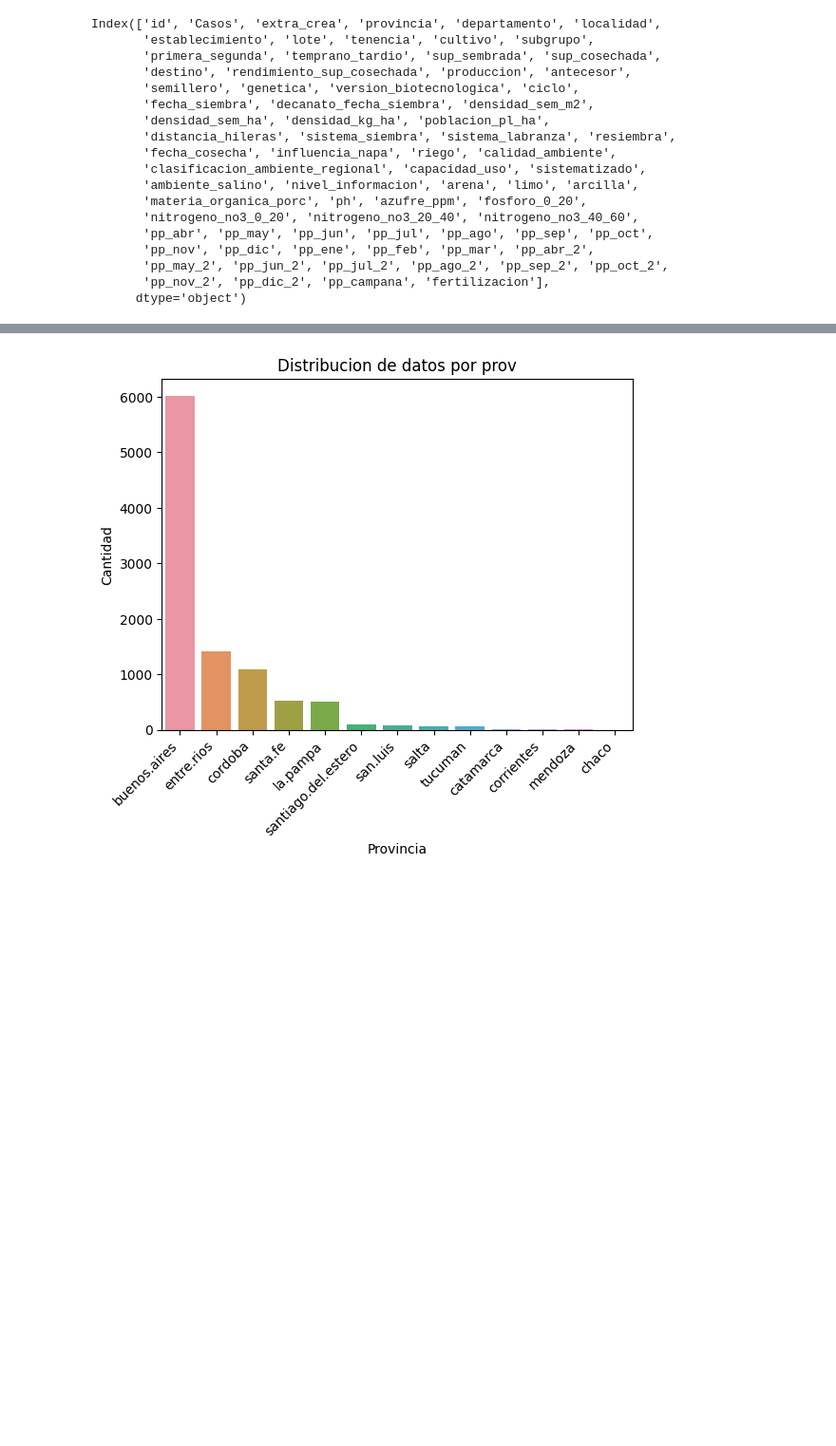
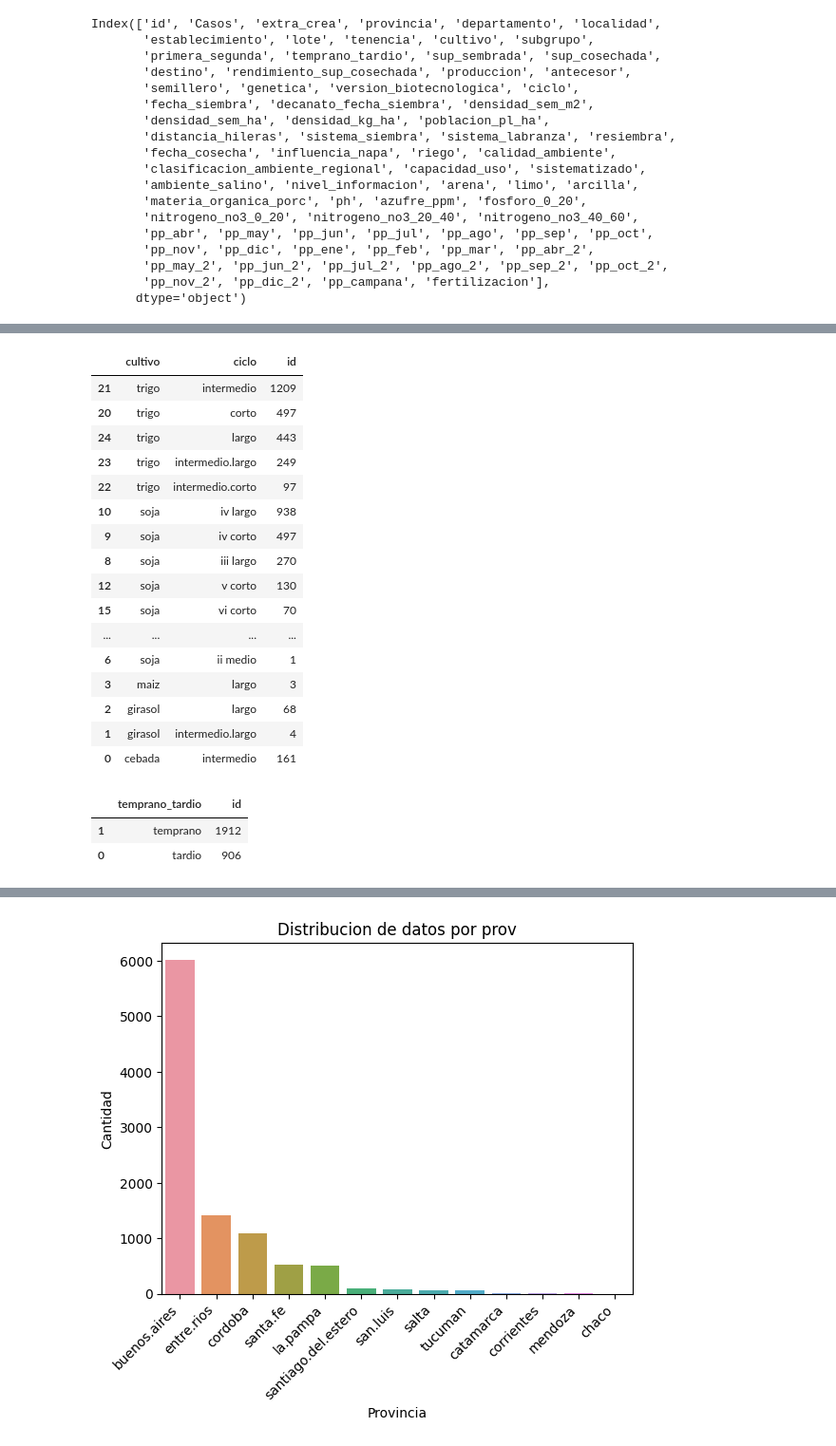
Before and after one commit to alfie-agustin/Tesis, a Jupyter notebook: eda_tesis.ipynb, the cells around one changed output, grey strips where cells are left out. Shown: that part at 95% size. Cells and saved outputs as stored; diff of their text form; code cells hidden in the pictures; blank space fills up the shorter version.

```diff
--- a/eda_tesis.ipynb
+++ b/eda_tesis.ipynb
@@ -131,0 +387,8 @@ See the caveats in the documentation: https://pandas.pydata.org/pandas-docs/stab
+# %%
+# vuelo densidad_sem_ha y solo me quedo con densidad sem m2
+
+n_df.drop(["densidad_sem_ha"], inplace=True, axis=1)
+# %%
+n_df["nivel_informacion"].unique()
+
+n_df.drop("nivel_informacion", inplace=True, axis=1)
@@ -131,0 +407,2 @@ See the caveats in the documentation: https://pandas.pydata.org/pandas-docs/stab
+# %%
+n_df["sistema_labranza"] = np.where(n_df["sistema_labranza"].isnull(), "siembra directa", n_df["sistema_labranza"])
@@ -131,0 +447,18 @@ See the caveats in the documentation: https://pandas.pydata.org/pandas-docs/stab
+# %%
+n_df.groupby(["localidad", "pp_campana"])["id"].count().reset_index().sort_values(by="id", ascending = False)
+
+# LOGICA
+# Para los valores nulos de pp_camapa quiero remplazarlos por la media de pp_campana parala misma fecha de siembra y fecha de cosecha en la misma localidad
+
+
+n_df['fecha_siembra'] = pd.to_datetime(n_df['fecha_siembra'])
+n_df['fecha_cosecha'] = pd.to_datetime(n_df['fecha_cosecha'])
+
+n_df['duracion_campaña'] = n_df['fecha_cosecha'] - n_df['fecha_siembra']
+
+df['pp_campana'] = df.groupby(['localidad', 'fecha_siembra', 'fecha_cosecha'])['pp_campana'].transform(lambda x: x.fillna(x.mean()) if x.isnull().any() else x)
+
+n_df['fecha_siembra'] = n_df['fecha_siembra'].fillna('')
+n_df['fecha_cosecha'] = n_df['fecha_cosecha'].fillna('')
+
+# no se pudieron resolver los nulos, se van a eliminar las columnas y cuando se consiga un dataset de precipitaciones se hara un data augmentation
@@ -131,0 +483,22 @@ See the caveats in the documentation: https://pandas.pydata.org/pandas-docs/stab
+# %%
+n_df["ciclo"].unique() # Ciclo → Clasificación por cultivo según el tiempo transcurrido desde su emergencia a madurez fisiológica.
+
+n_df.groupby(["cultivo", "ciclo"])["id"].count().reset_index().sort_values(by = ["cultivo", 'id'], ascending = False)
+# %% [output]
+|  | cultivo | ciclo | id |
+| 21 | trigo | intermedio | 1209 |
+| 20 | trigo | corto | 497 |
+| 24 | trigo | largo | 443 |
+| 23 | trigo | intermedio.largo | 249 |
+| 22 | trigo | intermedio.corto | 97 |
+| 10 | soja | iv largo | 938 |
+| 9 | soja | iv corto | 497 |
+| 8 | soja | iii largo | 270 |
+| 12 | soja | v corto | 130 |
+| 15 | soja | vi corto | 70 |
+| ... | ... | ... | ... |
+| 6 | soja | ii medio | 1 |
+| 3 | maiz | largo | 3 |
+| 2 | girasol | largo | 68 |
+| 1 | girasol | intermedio.largo | 4 |
+| 0 | cebada | intermedio | 161 |
@@ -131,0 +515,7 @@ See the caveats in the documentation: https://pandas.pydata.org/pandas-docs/stab
+# %%
+n_df["temprano_tardio"].isnull().sum()  #7082 nulls
+n_df.groupby(["temprano_tardio"])["id"].count().reset_index().sort_values(by = "id", ascending=False) # si no es maiz poner no aplica
+# %% [output]
+|  | temprano_tardio | id |
+| 1 | temprano | 1912 |
+| 0 | tardio | 906 |
```
Also changed, not shown: parts of 51 cells of this notebook.
